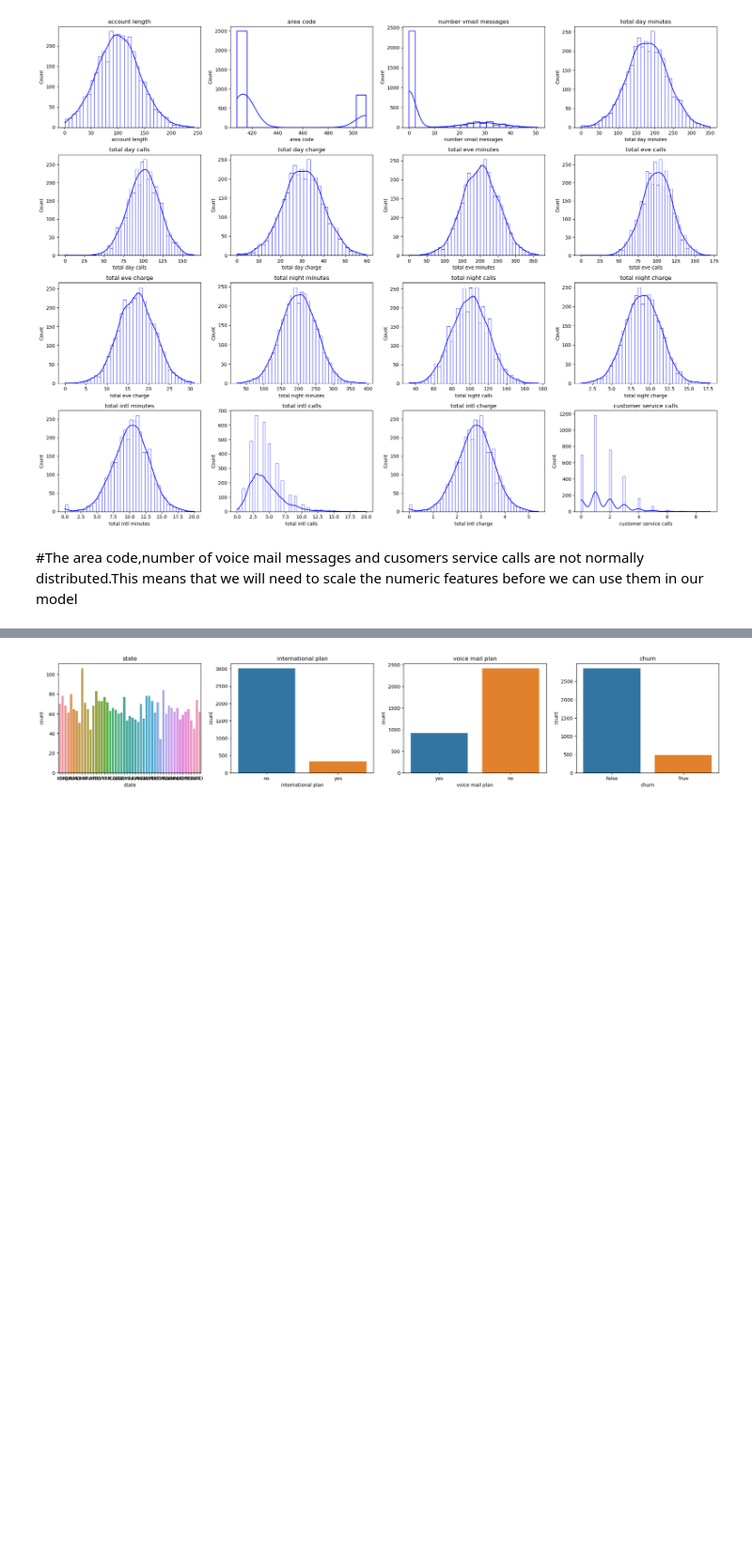
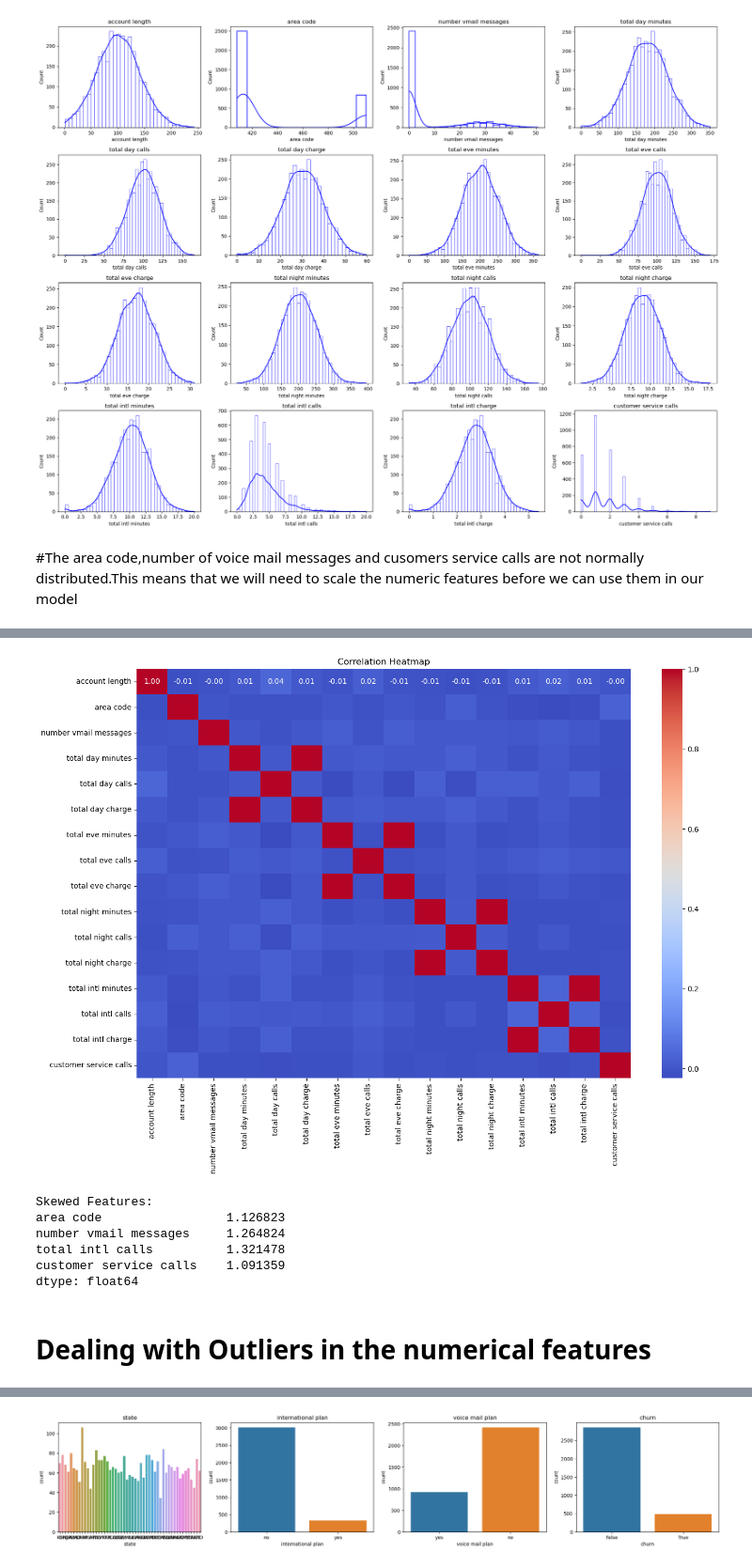
Before and after one commit to vayayavayaya/Phase_Three_Project, a Jupyter notebook: Phase_3_Project_Notebook.ipynb, the cells around one changed output, grey strips where cells are left out. Shown at 94% size. Drawn from its saved outputs; the diff is of its cells as text; code cells hidden in the pictures; blank space fills up the shorter version.

```diff
--- a/Phase_3_Project_Notebook.ipynb
+++ b/Phase_3_Project_Notebook.ipynb
@@ -263,0 +304,23 @@ plt.show()
+# %%
+# Creating a heatmap to show the correlation between the numeric features
+plt.figure(figsize=(15, 10))
+sns.heatmap(data[numeric_features].corr(), annot=True, cmap='coolwarm', fmt='.2f')
+plt.title('Correlation Heatmap')
+plt.show()
+# %% [output]
+[figure, added]
+# %%
+# We can check for the skewness of the numeric features
+skewness = data[numeric_features].skew()
+skewness = skewness[abs(skewness) > 0.5]  # Filter for skewed features
+print("Skewed Features:")
+print(skewness)
+# %% [output]
+Skewed Features:
+area code                 1.126823
+number vmail messages     1.264824
+total intl calls          1.321478
+customer service calls    1.091359
+dtype: float64
+# %% [markdown]
+# Dealing with Outliers in the numerical features
```
Also changed, not shown: parts of 43 cells of this notebook.
